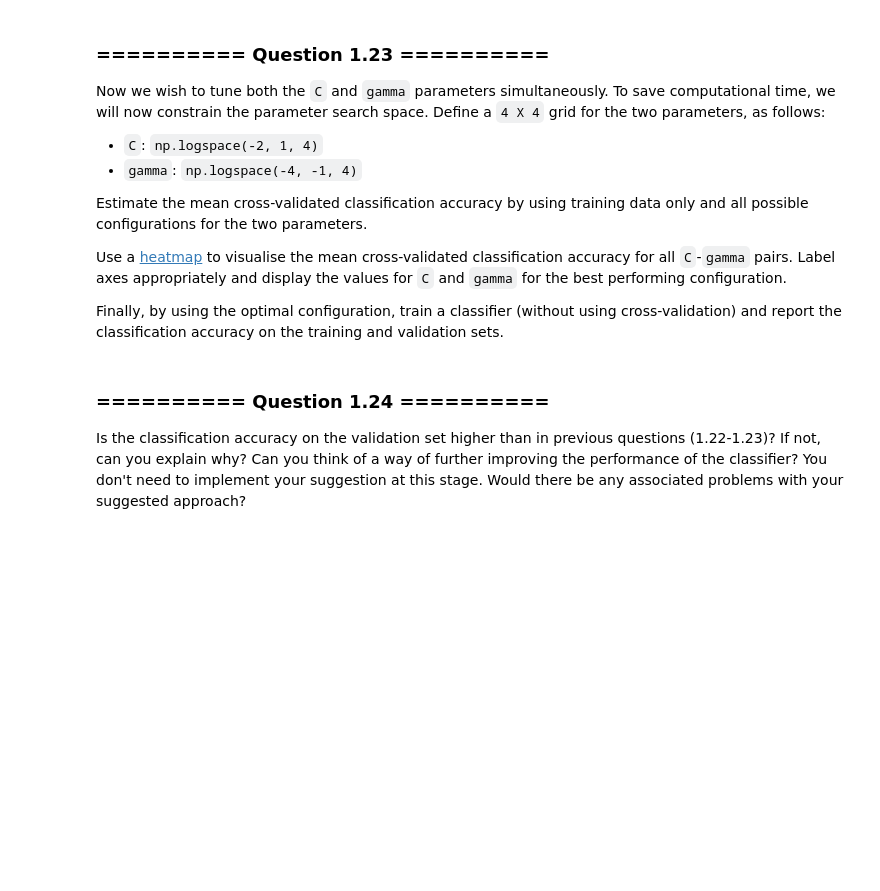
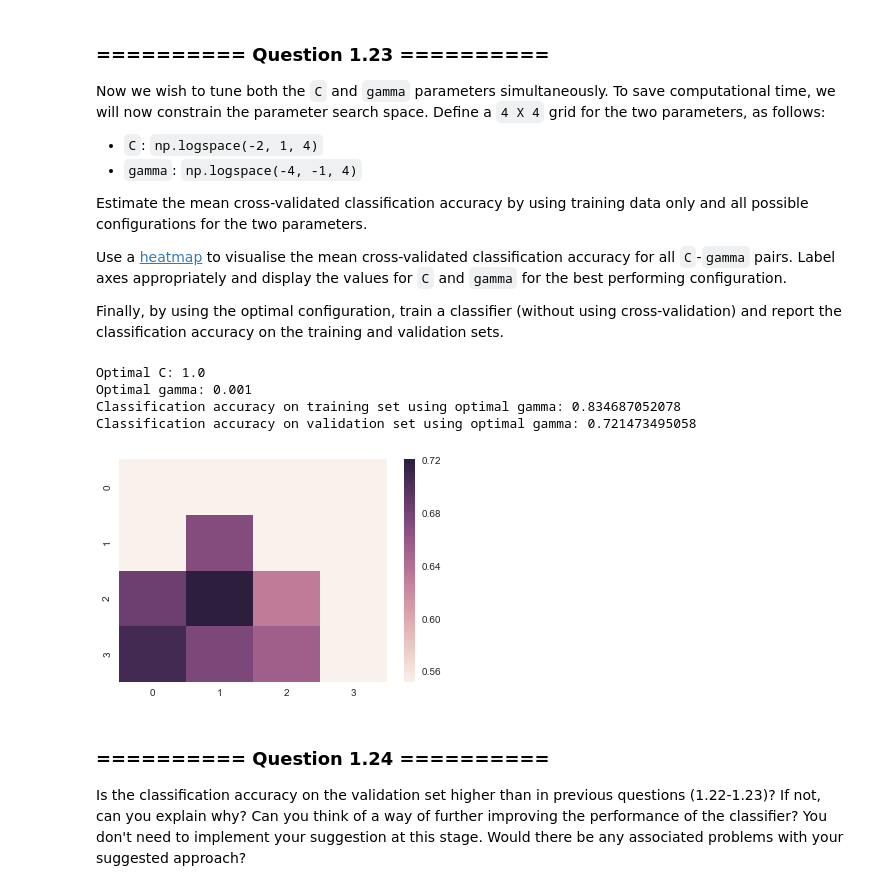
Before and after one commit to Dr-Alan-Turing/IAMachineLearning, a Jupyter notebook: 07_Assignment_3.ipynb, the cells around one changed output. Cells and saved outputs as stored; diff of their text form; code cells hidden in the pictures; blank space fills up the shorter version.

```diff
--- a/07_Assignment_3.ipynb
+++ b/07_Assignment_3.ipynb
@@ -509,3 +598,38 @@ Finally, by using the optimal configuration, train a classifier (without using c
+# %%
+# Estimate accuracy over log space in gamma and C
+log_Cs = np.logspace(-2, 1, 4)
+log_gs = np.logspace(-4, -1, 4)
+scores_4 = np.zeros((4,4))
+row = 0
+for log_C in log_Cs:
+    col = 0
+    for log_g in log_gs:
+        svc_temp = SVC(kernel='rbf', gamma=log_g, C=log_C)
+        pred = cross_val_predict(estimator=svc_temp, X=X_tr_transf[train_indeces], y=y_tr[train_indeces])
+        scores_4[row][col] = accuracy_score(y_tr[train_indeces], pred)
+        col += 1
+    row += 1
+
+# Visualise heatmap of classification for C-gamma pairs
+sns.heatmap(data=scores_4)
+
+# Get optimal C-gamma pair
+optimal_C_g = unravel_index(scores_4.argmax(), scores_4.shape)
+optimal_C_3 = log_Cs[optimal_C_g[0]]
+optimal_gamma_2 = log_gs[optimal_C_g[1]]
+print("Optimal C: {0}".format(optimal_C_3))
+print("Optimal gamma: {0}".format(optimal_gamma_2))
+# Get accuracy with optimal parameters
+svc_rbf_4 = SVC(kernel='rbf', gamma=optimal_gamma_2, C=optimal_C_3)
+svc_rbf_4.fit(X_tr_transf, y_tr)
+print('Classification accuracy on training set using optimal gamma: {0}'.format(svc_rbf_4.score(X_tr_transf, y_tr)))
+print('Classification accuracy on validation set using optimal gamma: {0}'.format(svc_rbf_4.score(X_val_transf, y_val)))
+# %% [output]
+Optimal C: 1.0
+Optimal gamma: 0.001
+Classification accuracy on training set using optimal gamma: 0.834687052078
+Classification accuracy on validation set using optimal gamma: 0.721473495058
+[figure, added]
 # %% [markdown]
 ### ========== Question 1.24 ==========
 Is the classification accuracy on the validation set higher than in previous questions (1.22-1.23)? If not, can you explain why? Can you think of a way of further improving the performance of the classifier? You don't need to implement your suggestion at this stage. Would there be any associated problems with your suggested approach?
```
Also changed, not shown: parts of 8 cells of this notebook.
